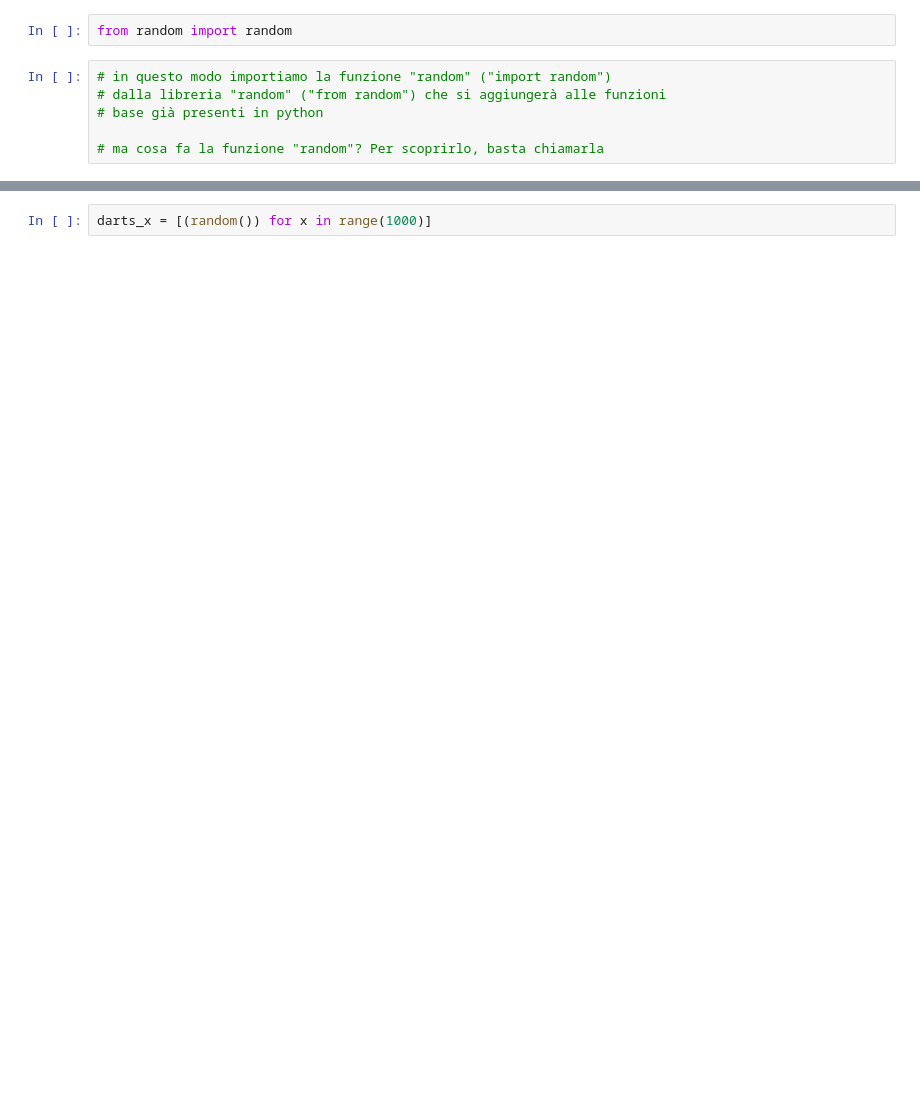
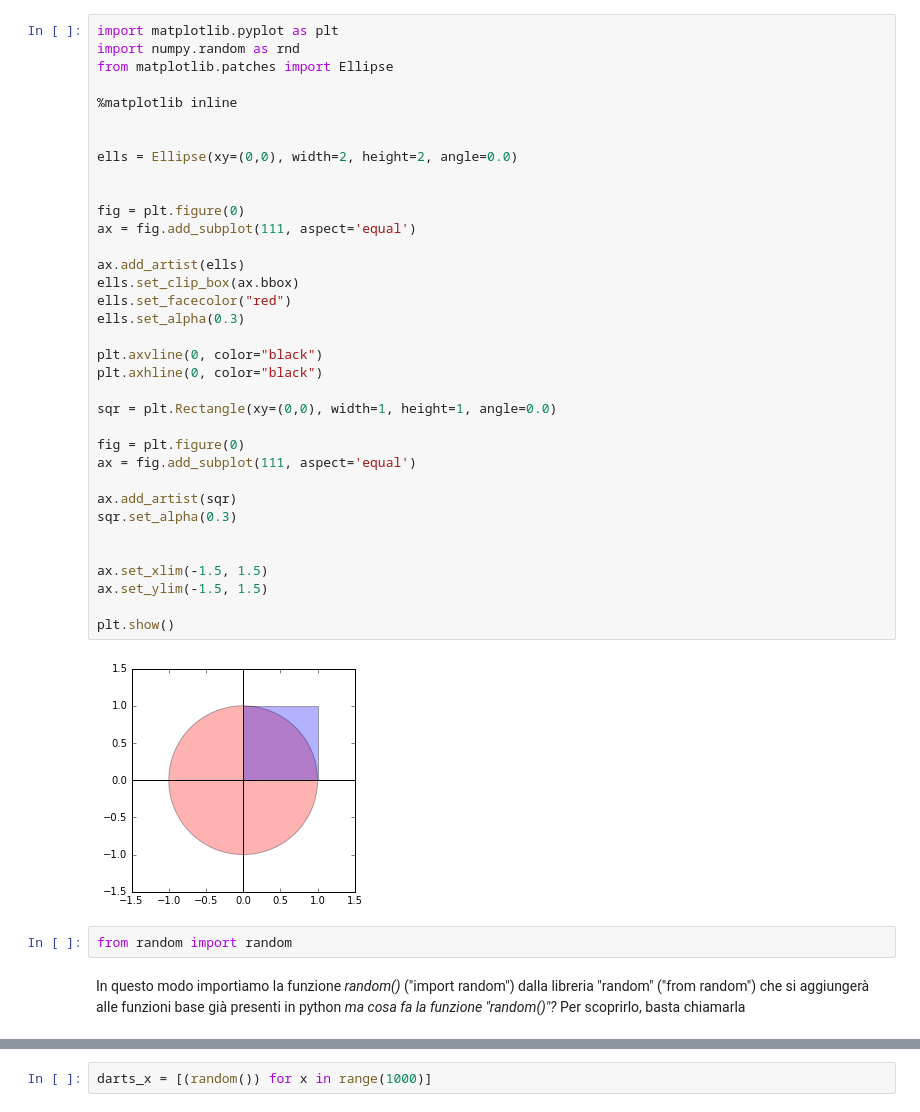
Before and after one commit to cristina1999/street-fighting-python, a Jupyter notebook: Lezione 1.ipynb, the cells around one changed output, grey strips where cells are left out. Saved outputs shown, nothing was run; the diff lists cells and outputs as text; blank space fills up the shorter version.

```diff
--- a/Lezione 1.ipynb
+++ b/Lezione 1.ipynb
@@ -6,11 +11,46 @@ Per prima cosa, importiamo `random`
+# %%
+import matplotlib.pyplot as plt
+import numpy.random as rnd
+from matplotlib.patches import Ellipse
+
+%matplotlib inline
+
+
+ells = Ellipse(xy=(0,0), width=2, height=2, angle=0.0)
+
+
+fig = plt.figure(0)
+ax = fig.add_subplot(111, aspect='equal')
+
+ax.add_artist(ells)
+ells.set_clip_box(ax.bbox)
+ells.set_facecolor("red")
+ells.set_alpha(0.3)
+
+plt.axvline(0, color="black")
+plt.axhline(0, color="black")
+
+sqr = plt.Rectangle(xy=(0,0), width=1, height=1, angle=0.0)
+
+fig = plt.figure(0)
+ax = fig.add_subplot(111, aspect='equal')
+
+ax.add_artist(sqr)
+sqr.set_alpha(0.3)
+
+
+ax.set_xlim(-1.5, 1.5)
+ax.set_ylim(-1.5, 1.5)
+
+plt.show()
+# %% [output]
+[figure, added]
 # %%
 from random import random
-# %%
-# in questo modo importiamo la funzione "random" ("import random")
-# dalla libreria "random" ("from random") che si aggiungerà alle funzioni
-# base già presenti in python
-
-# ma cosa fa la funzione "random"? Per scoprirlo, basta chiamarla
+# %% [markdown]
+
+In questo modo importiamo la funzione *random()* ("import random") dalla libreria "random" ("from random") che si aggiungerà alle funzioni base già presenti in python
+*ma cosa fa la funzione "random()"?* Per scoprirlo, basta chiamarla
 # %%
 random()
 # %% [output]
```
Also changed, not shown: parts of 51 cells of this notebook.
